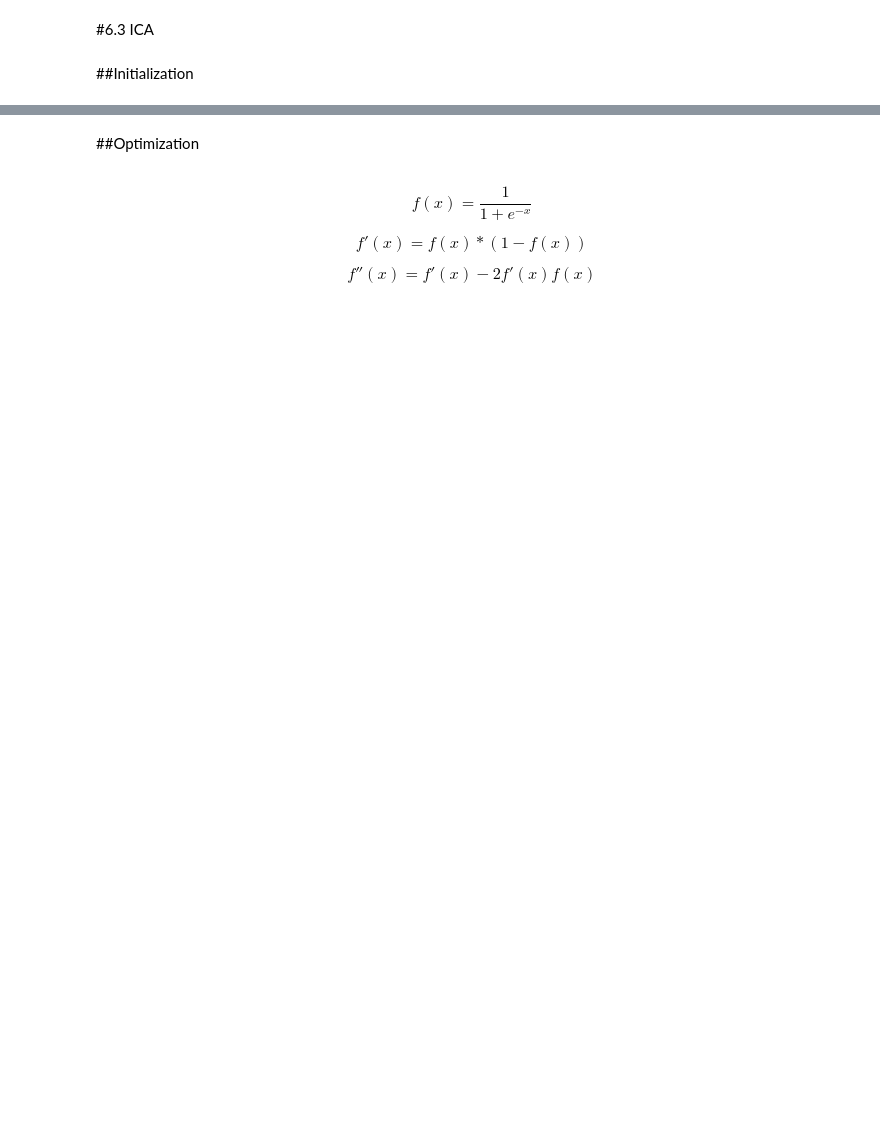
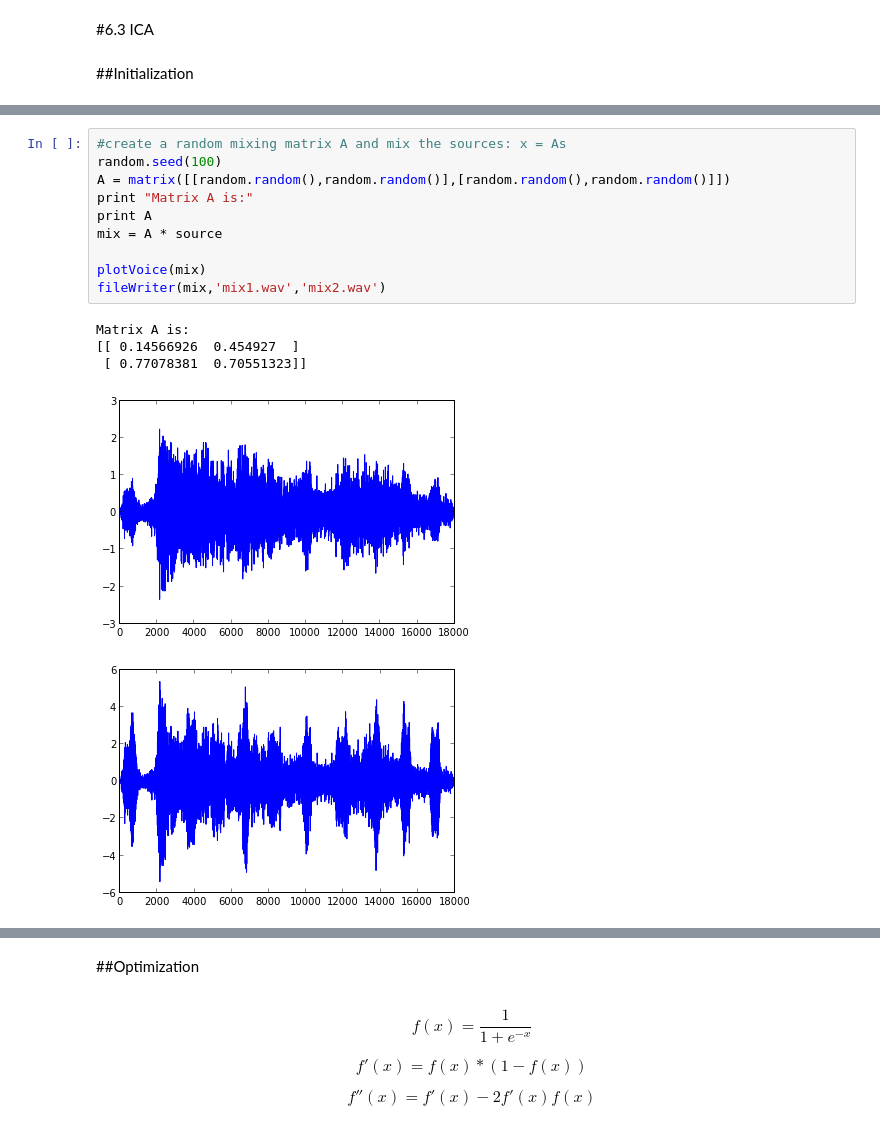
Before and after one commit to titicaca/MI02, a Jupyter notebook: 06/Exercise 6.ipynb, the cells around one changed output, grey strips where cells are left out. Saved outputs shown, nothing was run; the diff lists cells and outputs as text; blank space fills up the shorter version.

```diff
--- a/06/Exercise 6.ipynb
+++ b/06/Exercise 6.ipynb
@@ -9,0 +104,16 @@ Density Transformations & ICA
+# %%
+#create a random mixing matrix A and mix the sources: x = As
+random.seed(100)
+A = matrix([[random.random(),random.random()],[random.random(),random.random()]])
+print "Matrix A is:"
+print A
+mix = A * source
+
+plotVoice(mix)
+fileWriter(mix,'mix1.wav','mix2.wav')
+# %% [output]
+Matrix A is:
+[[ 0.14566926  0.454927  ]
+ [ 0.77078381  0.70551323]]
+[figure, added]
+[figure, added]
```
Also changed, not shown: parts of 31 cells of this notebook, 37 other files.
